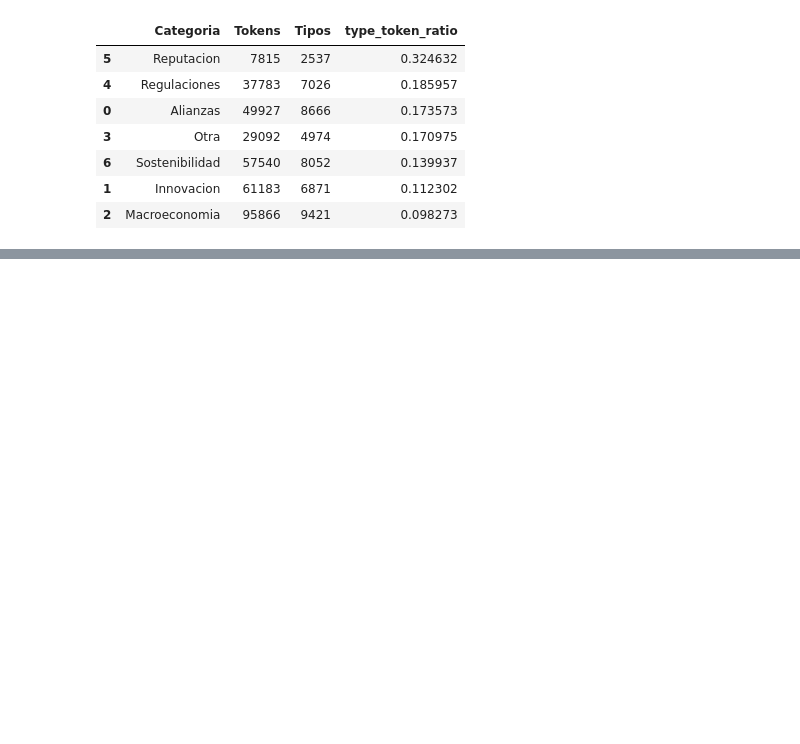
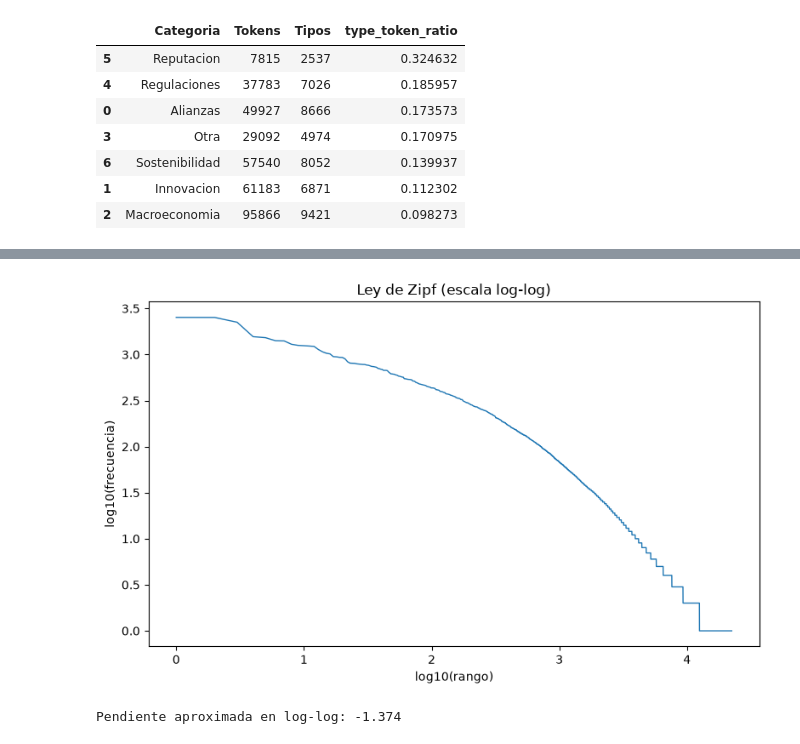
Before and after one commit to Cynthiss/NLP, a Jupyter notebook: Lab_1.ipynb, the cells around one changed output, grey strips where cells are left out. Cells and saved outputs as stored; diff of their text form; code cells hidden in the pictures; blank space fills up the shorter version.

```diff
--- a/Lab_1.ipynb
+++ b/Lab_1.ipynb
@@ -255,0 +273,22 @@ category_richness
+# %%
+
+# Ley de Zipf
+
+freq_sorted = np.array(sorted(freq.values(), reverse=True))
+ranks = np.arange(1, len(freq_sorted) + 1)
+
+# Ajuste lineal en escala log-log para ver la pendiente aproximada
+zipf_slope, zipf_intercept = np.polyfit(np.log10(ranks), np.log10(freq_sorted), 1)
+
+plt.figure(figsize=(8, 5))
+plt.plot(np.log10(ranks), np.log10(freq_sorted), linewidth=1)
+plt.title("Ley de Zipf (escala log-log)")
+plt.xlabel("log10(rango)")
+plt.ylabel("log10(frecuencia)")
+plt.tight_layout()
+plt.show()
+
+print(f"Pendiente aproximada en log-log: {zipf_slope:.3f}")
+# %% [output]
+[figure, added]
+Pendiente aproximada en log-log: -1.374
```
Also changed, not shown: parts of 4 cells of this notebook.
